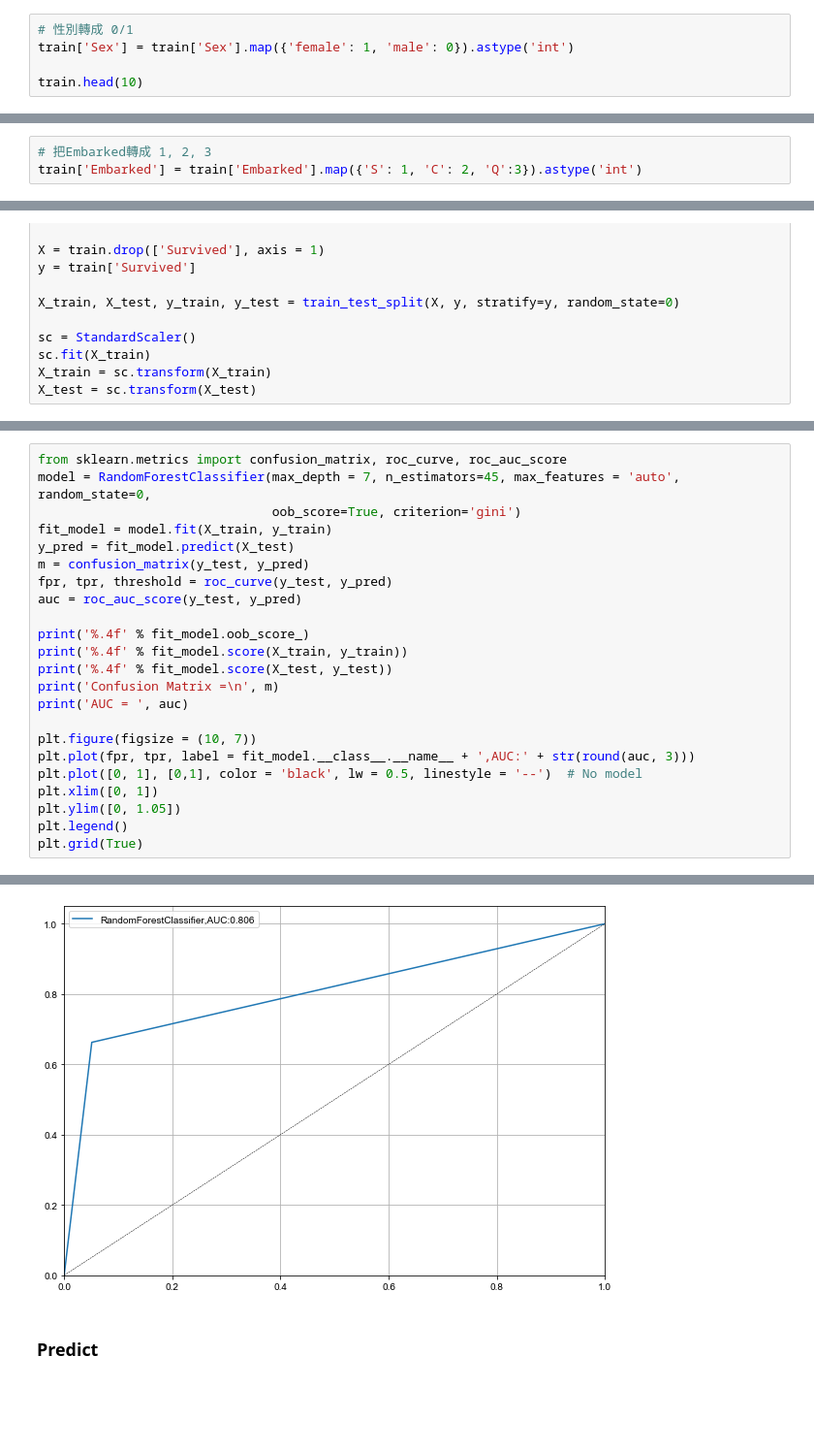
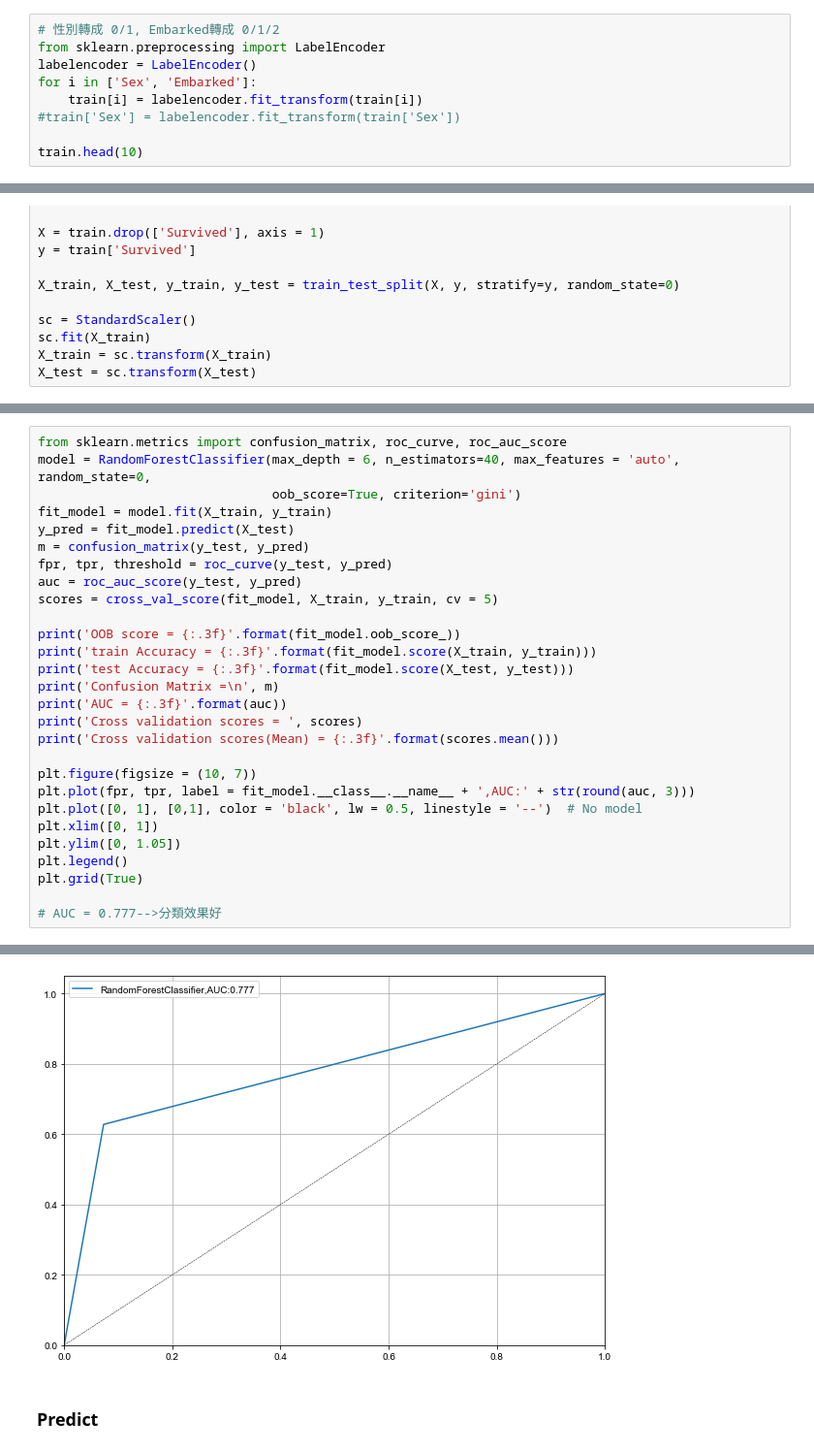
Before and after one commit to FangYuC/AI, a Jupyter notebook: Titanic.ipynb, the cells around one changed output, grey strips where cells are left out. Shown at 97% size. Saved outputs shown, nothing was run; the diff lists cells and outputs as text; blank space fills up the shorter version.

```diff
--- a/Titanic.ipynb
+++ b/Titanic.ipynb
@@ -573,8 +563,12 @@ train.loc[(train.Age.isnull()) & (train.honorific == 'Mr'), 'Age'] = Age_median.
 train.loc[(train.Age.isnull()) & (train.honorific == 'Mrs'), 'Age'] = Age_median.loc[Age_median.honorific == 'Mrs', 'Age Median'][3]
 train.loc[(train.Age.isnull()) & (train.honorific == 'other'), 'Age'] = Age_median.loc[Age_median.honorific == 'other', 'Age Median'][4]
 # %%
-# 性別轉成 0/1
-train['Sex'] = train['Sex'].map({'female': 1, 'male': 0}).astype('int')
+# 性別轉成 0/1, Embarked轉成 0/1/2
+from sklearn.preprocessing import LabelEncoder
+labelencoder = LabelEncoder()
+for i in ['Sex', 'Embarked']:
+    train[i] = labelencoder.fit_transform(train[i])
+#train['Sex'] = labelencoder.fit_transform(train['Sex'])
 
 train.head(10)
 # %% [output]
@@ -613,6 +591,3 @@ train.drop(['Age_isna?'], axis = 1)
-# %%
-# 把Embarked轉成 1, 2, 3
-train['Embarked'] = train['Embarked'].map({'S': 1, 'C': 2, 'Q':3}).astype('int')
 # %%
 train = train.drop(columns=['Name', 'Ticket', 'honorific', 'Age_isna?'])
 train.head()
@@ -782,18 +777,21 @@ Best parameters ={'criterion': 'gini', 'max_depth': 7, 'max_features': 'auto', '
 # %%
 from sklearn.metrics import confusion_matrix, roc_curve, roc_auc_score
-model = RandomForestClassifier(max_depth = 7, n_estimators=45, max_features = 'auto', random_state=0,
+model = RandomForestClassifier(max_depth = 6, n_estimators=40, max_features = 'auto', random_state=0,
                                oob_score=True, criterion='gini')
 fit_model = model.fit(X_train, y_train)
 y_pred = fit_model.predict(X_test)
 m = confusion_matrix(y_test, y_pred)
 fpr, tpr, threshold = roc_curve(y_test, y_pred)
 auc = roc_auc_score(y_test, y_pred)
+scores = cross_val_score(fit_model, X_train, y_train, cv = 5)
 
-print('%.4f' % fit_model.oob_score_)
-print('%.4f' % fit_model.score(X_train, y_train))
-print('%.4f' % fit_model.score(X_test, y_test))
+print('OOB score = {:.3f}'.format(fit_model.oob_score_))
+print('train Accuracy = {:.3f}'.format(fit_model.score(X_train, y_train)))
+print('test Accuracy = {:.3f}'.format(fit_model.score(X_test, y_test)))
 print('Confusion Matrix =\n', m)
-print('AUC = ', auc)
+print('AUC = {:.3f}'.format(auc))
+print('Cross validation scores = ', scores)
+print('Cross validation scores(Mean) = {:.3f}'.format(scores.mean()))
 
 plt.figure(figsize = (10, 7))
 plt.plot(fpr, tpr, label = fit_model.__class__.__name__ + ',AUC:' + str(round(auc, 3)))
@@ -802,4 +800,6 @@ plt.xlim([0, 1])
 plt.ylim([0, 1.05])
 plt.legend()
 plt.grid(True)
+
+# AUC = 0.777-->分類效果好
 # %% [output]
@@ -813,4 +815,4 @@ AUC =  0.8058479035817347
-[figure, old version]
+[figure, new version]
 # %% [markdown]
 ### Predict
 # %%
```
Also changed, not shown: parts of 15 cells of this notebook.
